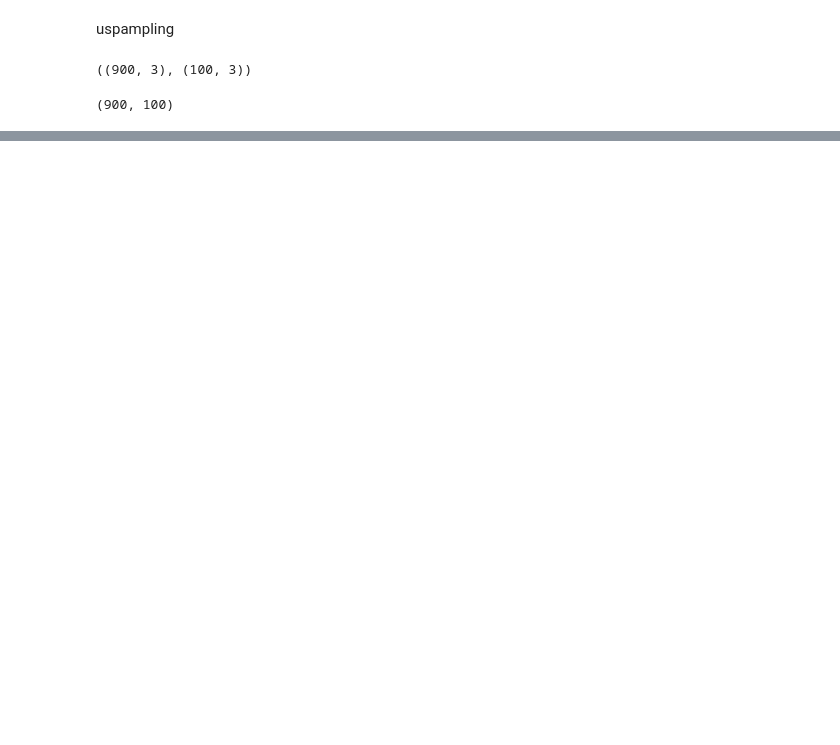
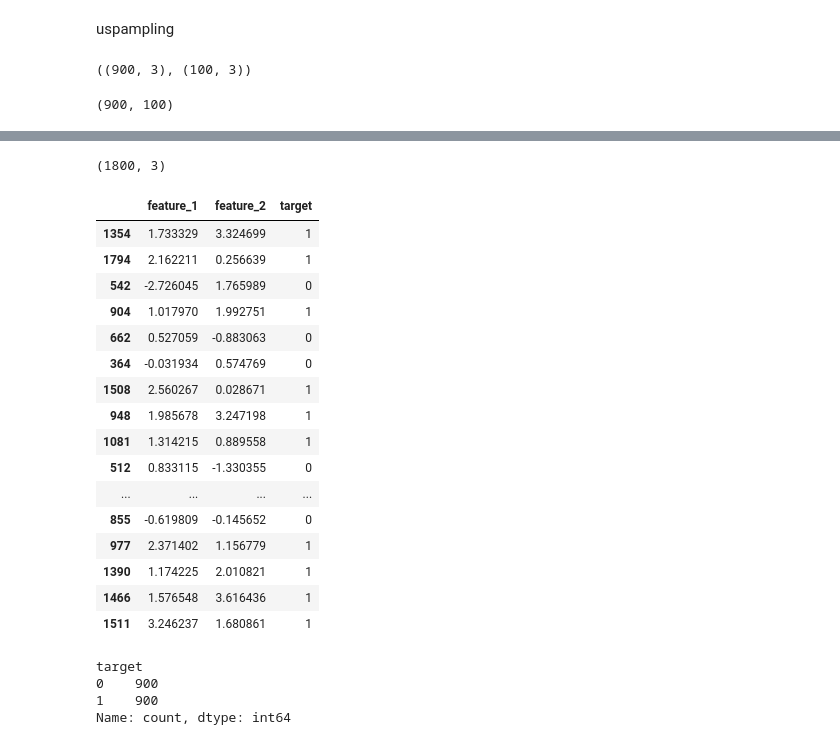
Before and after one commit to kishorilol/datasciencepadhdai, a Jupyter notebook: datapreprocessing/dpday1.ipynb, the cells around one changed output, grey strips where cells are left out. Cells and saved outputs as stored; diff of their text form; code cells hidden in the pictures; blank space fills up the shorter version.

```diff
--- a/datapreprocessing/dpday1.ipynb
+++ b/datapreprocessing/dpday1.ipynb
@@ -102,0 +105,33 @@ df_minority.shape,df_minority_upsampled.shape
+# %%
+df_upsampled=pd.concat([df_majority,df_minority_upsampled],axis=0).reset_index(drop=True)
+# %%
+df_upsampled.shape
+# %% [output]
+(1800, 3)
+# %%
+df_upsampled.sample(20)
+# %% [output]
+|  | feature_1 | feature_2 | target |
+| 1354 | 1.733329 | 3.324699 | 1 |
+| 1794 | 2.162211 | 0.256639 | 1 |
+| 542 | -2.726045 | 1.765989 | 0 |
+| 904 | 1.017970 | 1.992751 | 1 |
+| 662 | 0.527059 | -0.883063 | 0 |
+| 364 | -0.031934 | 0.574769 | 0 |
+| 1508 | 2.560267 | 0.028671 | 1 |
+| 948 | 1.985678 | 3.247198 | 1 |
+| 1081 | 1.314215 | 0.889558 | 1 |
+| 512 | 0.833115 | -1.330355 | 0 |
+| ... | ... | ... | ... |
+| 855 | -0.619809 | -0.145652 | 0 |
+| 977 | 2.371402 | 1.156779 | 1 |
+| 1390 | 1.174225 | 2.010821 | 1 |
+| 1466 | 1.576548 | 3.616436 | 1 |
+| 1511 | 3.246237 | 1.680861 | 1 |
+# %%
+df_upsampled['target'].value_counts()
+# %% [output]
+target
+0    900
+1    900
+Name: count, dtype: int64
```
Also changed, not shown: parts of 7 cells of this notebook, 9 other files.
